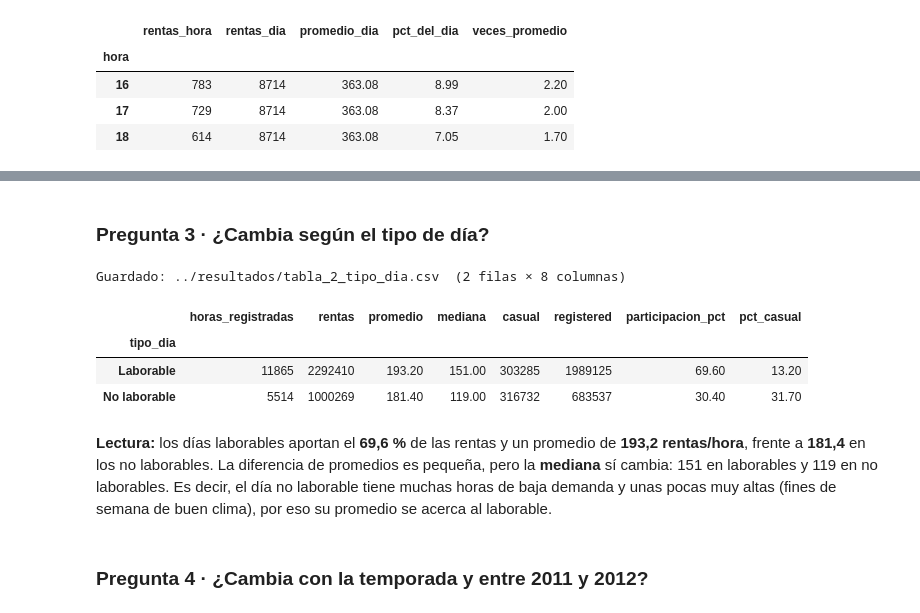
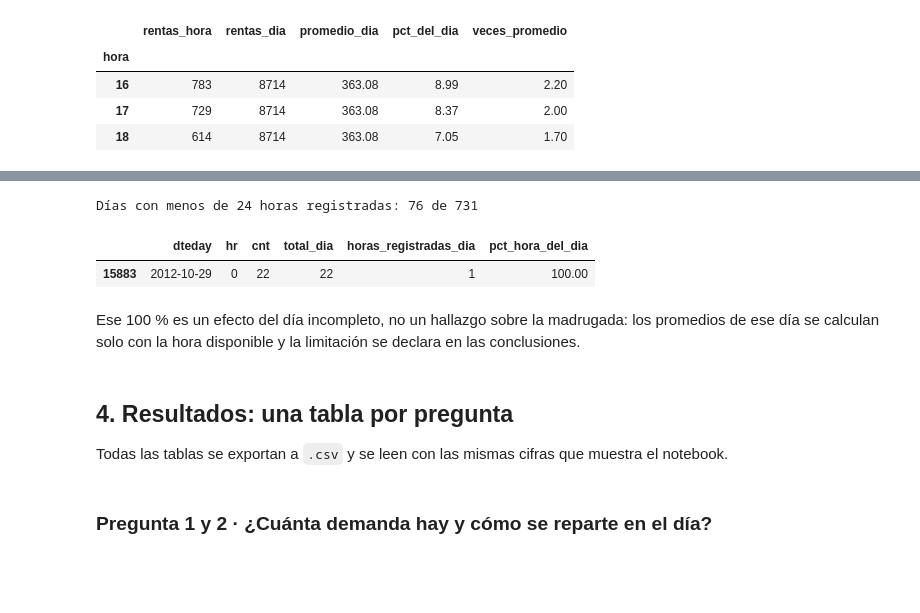
Before and after one commit to carlososoa/proyecto-integrado-iii, a Jupyter notebook: AE3/notebooks/EA3_transformacion_enriquecimiento.ipynb, the cells around one changed output, grey strips where cells are left out. Saved outputs shown, nothing was run; the diff lists cells and outputs as text; code cells hidden in the pictures; blank space fills up the shorter version.

```diff
--- a/AE3/notebooks/EA3_transformacion_enriquecimiento.ipynb
+++ b/AE3/notebooks/EA3_transformacion_enriquecimiento.ipynb
@@ -326,28 +307,20 @@ hora 4 como el mínimo (**6,4 rentas/hora**): entre las 17 y las 4 hay una difer
+# %%
+horas_por_dia = df.groupby("dteday").size()
+dia_incompleto = horas_por_dia.idxmin()
+
+print(f"Días con menos de 24 horas registradas: {(horas_por_dia < 24).sum()} de {len(horas_por_dia)}")
+df.loc[df["dteday"] == dia_incompleto,
+       ["dteday", "hr", "cnt", "total_dia", "horas_registradas_dia", "pct_hora_del_dia"]]
+# %% [output]
+Días con menos de 24 horas registradas: 76 de 731
+|  | dteday | hr | cnt | total_dia | horas_registradas_dia | pct_hora_del_dia |
+| 15883 | 2012-10-29 | 0 | 22 | 22 | 1 | 100.00 |
 # %% [markdown]
-### Pregunta 3 · ¿Cambia según el tipo de día?
+Ese 100 % es un efecto del día incompleto, no un hallazgo sobre la madrugada: los promedios de ese día se
+calculan solo con la hora disponible y la limitación se declara en las conclusiones.
-# %%
-tabla_tipo_dia = (
-    df.groupby("tipo_dia")
-      .agg(horas_registradas=("cnt", "size"), rentas=("cnt", "sum"),
-           promedio=("cnt", "mean"), mediana=("cnt", "median"),
-           casual=("casual", "sum"), registered=("registered", "sum"))
-      .assign(participacion_pct=lambda t: t.rentas / t.rentas.sum() * 100,
-              pct_casual=lambda t: t.casual / (t.casual + t.registered) * 100)
-      .round(1)
-      .sort_values("rentas", ascending=False)
-)
-exportar(tabla_tipo_dia, "tabla_2_tipo_dia.csv")
-tabla_tipo_dia
-# %% [output]
-Guardado: ../resultados/tabla_2_tipo_dia.csv  (2 filas × 8 columnas)
-|  | horas_registradas | rentas | promedio | mediana | casual | registered | participacion_pct | pct_casual |
-| tipo_dia |  |  |  |  |  |  |  |  |
-| Laborable | 11865 | 2292410 | 193.20 | 151.00 | 303285 | 1989125 | 69.60 | 13.20 |
-| No laborable | 5514 | 1000269 | 181.40 | 119.00 | 316732 | 683537 | 30.40 | 31.70 |
+# %% [markdown]
+## 4. Resultados: una tabla por pregunta
+
+Todas las tablas se exportan a `.csv` y se leen con las mismas cifras que muestra el notebook.
 # %% [markdown]
-**Lectura:** los días laborables aportan el **69,6 %** de las rentas y un promedio de **193,2 rentas/hora**,
-frente a **181,4** en los no laborables. La diferencia de promedios es pequeña, pero la **mediana** sí
-cambia: 151 en laborables y 119 en no laborables. Es decir, el día no laborable tiene muchas horas de baja
-demanda y unas pocas muy altas (fines de semana de buen clima), por eso su promedio se acerca al laborable.
+### Pregunta 1 y 2 · ¿Cuánta demanda hay y cómo se reparte en el día?
-# %% [markdown]
-### Pregunta 4 · ¿Cambia con la temporada y entre 2011 y 2012?
```
Also changed, not shown: parts of 38 cells of this notebook.
